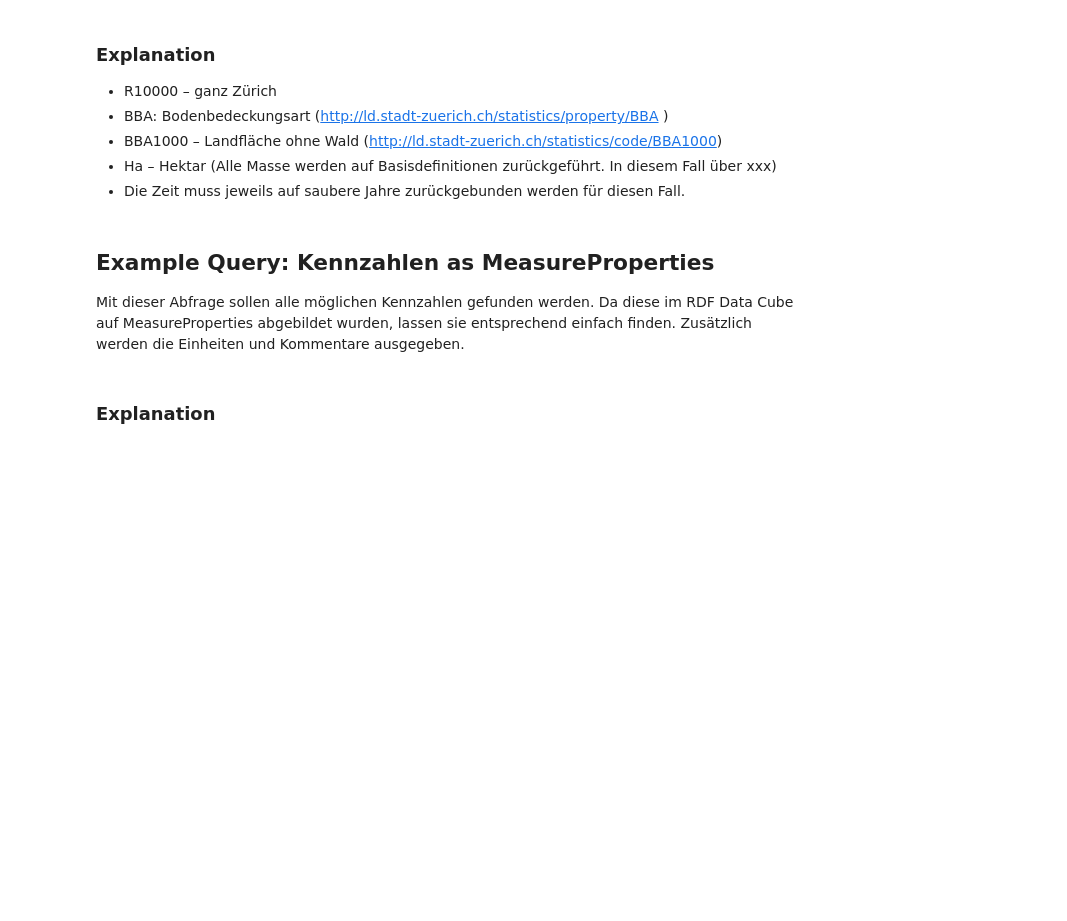
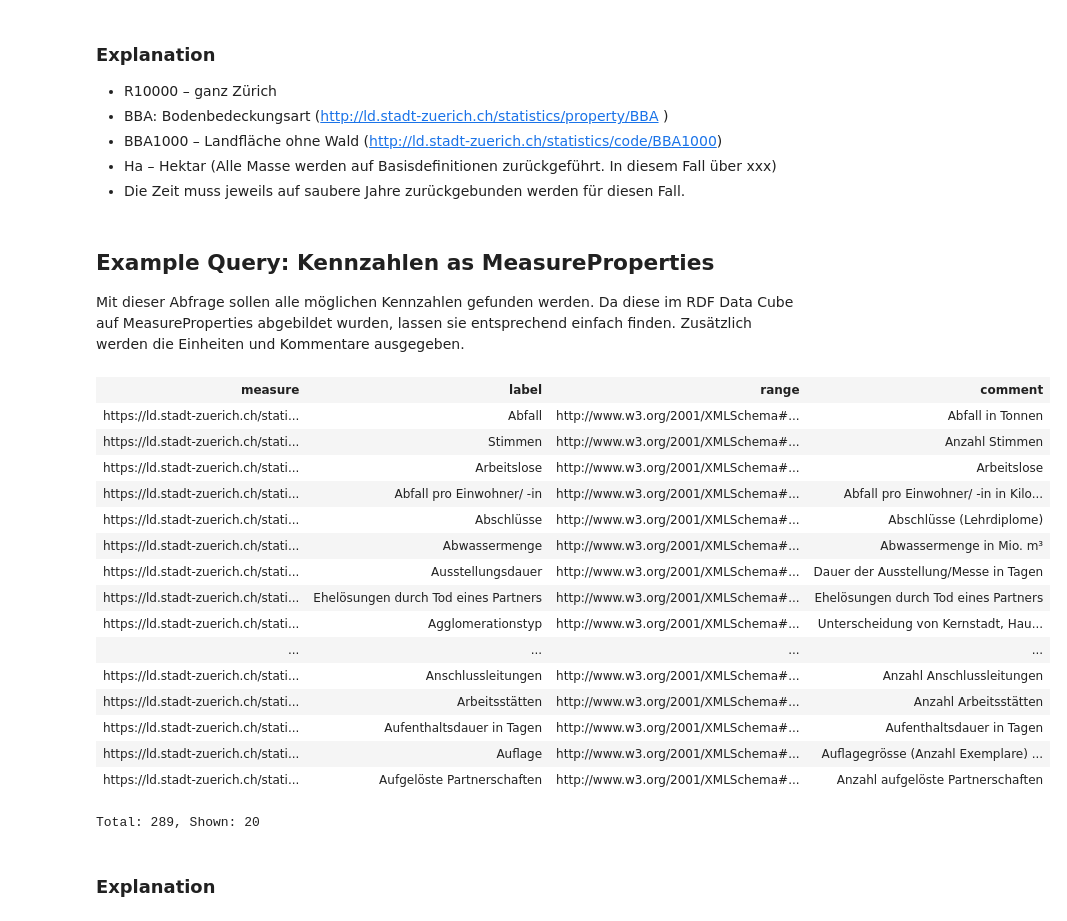
Before and after one commit to StatistikStadtZuerich/documentation, a Jupyter notebook: LOSD_Manual_of_Statistik_Stadt_Zurich.ipynb, the cells around one changed output. Drawn from its saved outputs; the diff is of its cells as text; code cells hidden in the pictures; blank space fills up the shorter version.

```diff
--- a/LOSD_Manual_of_Statistik_Stadt_Zurich.ipynb
+++ b/LOSD_Manual_of_Statistik_Stadt_Zurich.ipynb
@@ -342,23 +499,36 @@ ORDER BY ?jahr
 ## Example Query: Kennzahlen as MeasureProperties
 Mit dieser Abfrage sollen alle möglichen Kennzahlen gefunden werden. Da diese im RDF Data Cube auf MeasureProperties abgebildet wurden, lassen sie entsprechend einfach finden. Zusätzlich werden die Einheiten und Kommentare ausgegeben.
 # %%
-BASE <https://ld.stadt-zuerich.ch/statistics/>
-PREFIX rdf: <http://www.w3.org/1999/02/22-rdf-syntax-ns#>
 PREFIX rdfs: <http://www.w3.org/2000/01/rdf-schema#>
-PREFIX owl: <http://www.w3.org/2002/07/owl#>
 PREFIX qb: <http://purl.org/linked-data/cube#>
 
-SELECT ?measure ?label ?range ?comment WHERE {
-    ?measureIRI a qb:MeasureProperty;
+SELECT ?measure ?label ?range ?comment
+FROM <https://linked.opendata.swiss/graph/zh/statistics>
+WHERE {
+    ?measure a qb:MeasureProperty;
         rdfs:label ?label;
-        rdfs:range ?rangeIRI;
+        rdfs:range ?range;
         rdfs:comment ?comment.
-
-    #Der Anschaulichkeit halber werden die PREFIXes nicht angezeigt
-    BIND(STRAFTER(STR(?measureIRI), STR(<measure/>)) AS ?measure).
-    BIND(STRAFTER(STR(?rangeIRI), STR(<http://www.w3.org/2001/XMLSchema#>)) AS ?range).
 }
 ORDER BY ?measure
+# %% [output]
+| measure | label | range | comment |
+| https://ld.stadt-zuerich.ch/stati... | Abfall | http://www.w3.org/2001/XMLSchema#... | Abfall in Tonnen |
+| https://ld.stadt-zuerich.ch/stati... | Stimmen | http://www.w3.org/2001/XMLSchema#... | Anzahl Stimmen |
+| https://ld.stadt-zuerich.ch/stati... | Arbeitslose | http://www.w3.org/2001/XMLSchema#... | Arbeitslose |
+| https://ld.stadt-zuerich.ch/stati... | Abfall pro Einwohner/ -in | http://www.w3.org/2001/XMLSchema#... | Abfall pro Einwohner/ -in in Kilo... |
+| https://ld.stadt-zuerich.ch/stati... | Abschlüsse | http://www.w3.org/2001/XMLSchema#... | Abschlüsse (Lehrdiplome) |
+| https://ld.stadt-zuerich.ch/stati... | Abwassermenge | http://www.w3.org/2001/XMLSchema#... | Abwassermenge in Mio. m³ |
+| https://ld.stadt-zuerich.ch/stati... | Ausstellungsdauer | http://www.w3.org/2001/XMLSchema#... | Dauer der Ausstellung/Messe in Tagen |
+| https://ld.stadt-zuerich.ch/stati... | Ehelösungen durch Tod eines Partners | http://www.w3.org/2001/XMLSchema#... | Ehelösungen durch Tod eines Partners |
+| https://ld.stadt-zuerich.ch/stati... | Agglomerationstyp | http://www.w3.org/2001/XMLSchema#... | Unterscheidung von Kernstadt, Hau... |
+| ... | ... | ... | ... |
+| https://ld.stadt-zuerich.ch/stati... | Anschlussleitungen | http://www.w3.org/2001/XMLSchema#... | Anzahl Anschlussleitungen |
+| https://ld.stadt-zuerich.ch/stati... | Arbeitsstätten | http://www.w3.org/2001/XMLSchema#... | Anzahl Arbeitsstätten |
+| https://ld.stadt-zuerich.ch/stati... | Aufenthaltsdauer in Tagen | http://www.w3.org/2001/XMLSchema#... | Aufenthaltsdauer in Tagen |
+| https://ld.stadt-zuerich.ch/stati... | Auflage | http://www.w3.org/2001/XMLSchema#... | Auflagegrösse (Anzahl Exemplare) ... |
+| https://ld.stadt-zuerich.ch/stati... | Aufgelöste Partnerschaften | http://www.w3.org/2001/XMLSchema#... | Anzahl aufgelöste Partnerschaften |
+Total: 289, Shown: 20
 # %% [markdown]
 ### Explanation
 # %% [markdown]
```
Also changed, not shown: parts of 73 cells of this notebook.
